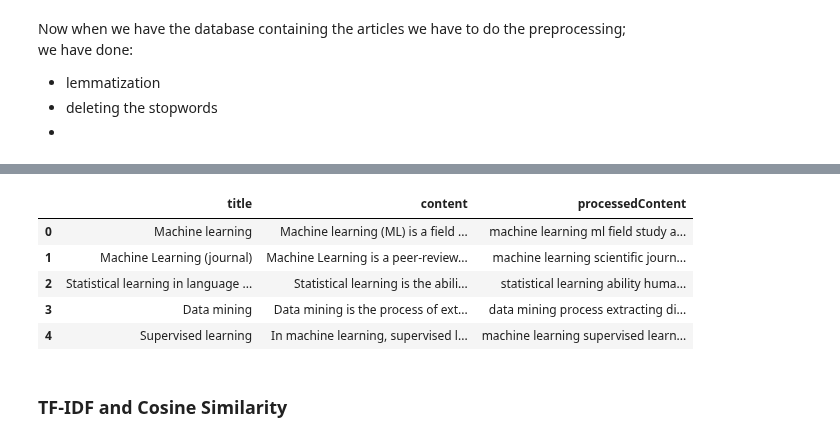
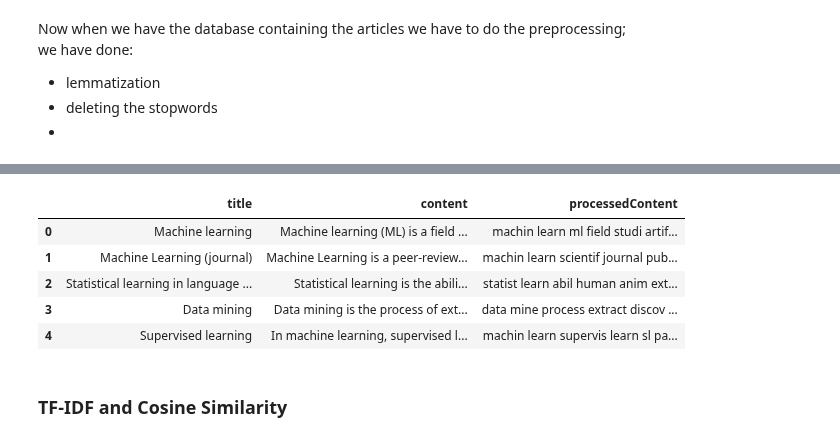
Before and after one commit to mmartyna123/InformationRetrieval, a Jupyter notebook: Project_Wiki/wiki_working_version.ipynb, the cells around one changed output, grey strips where cells are left out. Cells and saved outputs as stored; diff of their text form; code cells hidden in the pictures.

```diff
--- a/Project_Wiki/wiki_working_version.ipynb
+++ b/Project_Wiki/wiki_working_version.ipynb
@@ -184,19 +184,19 @@ Word Punct Tokenizer
 | 3 | Data mining | Data mining is the process of ext... | data mine process extract discov ... | dat min process extract discov pa... | data mining process extracting di... |
 | 4 | Supervised learning | In machine learning, supervised l... | machin learn supervis learn sl pa... | machin learn superv learn sl para... | machine learning supervised learn... |
 # %%
-df['processedContent'] = df.apply(lambda row: preprocessArticles(row, tokenizer=word_tokenize, stemmer=None,
-                                                          lemmatizer=lemmatizer, useLemmatizer=True), axis=1)
+df['processedContent'] = df.apply(lambda row: preprocessArticles(row, tokenizer=word_tokenize, stemmer=porter,
+                                                          lemmatizer=None, useLemmatizer=False), axis=1)
 saveDatabase(df, 'processed_articles.csv')
 
 columnstoUse = ['title', 'content','processedContent']
 df[columnstoUse].head()
 # %% [output]
 |  | title | content | processedContent |
-| 0 | Machine learning | Machine learning (ML) is a field ... | machine learning ml field study a... |
-| 1 | Machine Learning (journal) | Machine Learning is a peer-review... | machine learning scientific journ... |
-| 2 | Statistical learning in language ... | Statistical learning is the abili... | statistical learning ability huma... |
-| 3 | Data mining | Data mining is the process of ext... | data mining process extracting di... |
-| 4 | Supervised learning | In machine learning, supervised l... | machine learning supervised learn... |
+| 0 | Machine learning | Machine learning (ML) is a field ... | machin learn ml field studi artif... |
+| 1 | Machine Learning (journal) | Machine Learning is a peer-review... | machin learn scientif journal pub... |
+| 2 | Statistical learning in language ... | Statistical learning is the abili... | statist learn abil human anim ext... |
+| 3 | Data mining | Data mining is the process of ext... | data mine process extract discov ... |
+| 4 | Supervised learning | In machine learning, supervised l... | machin learn supervis learn sl pa... |
 # %% [markdown]
 ### TF-IDF and Cosine Similarity
 # %%
```
Also changed, not shown: parts of 8 cells of this notebook.
